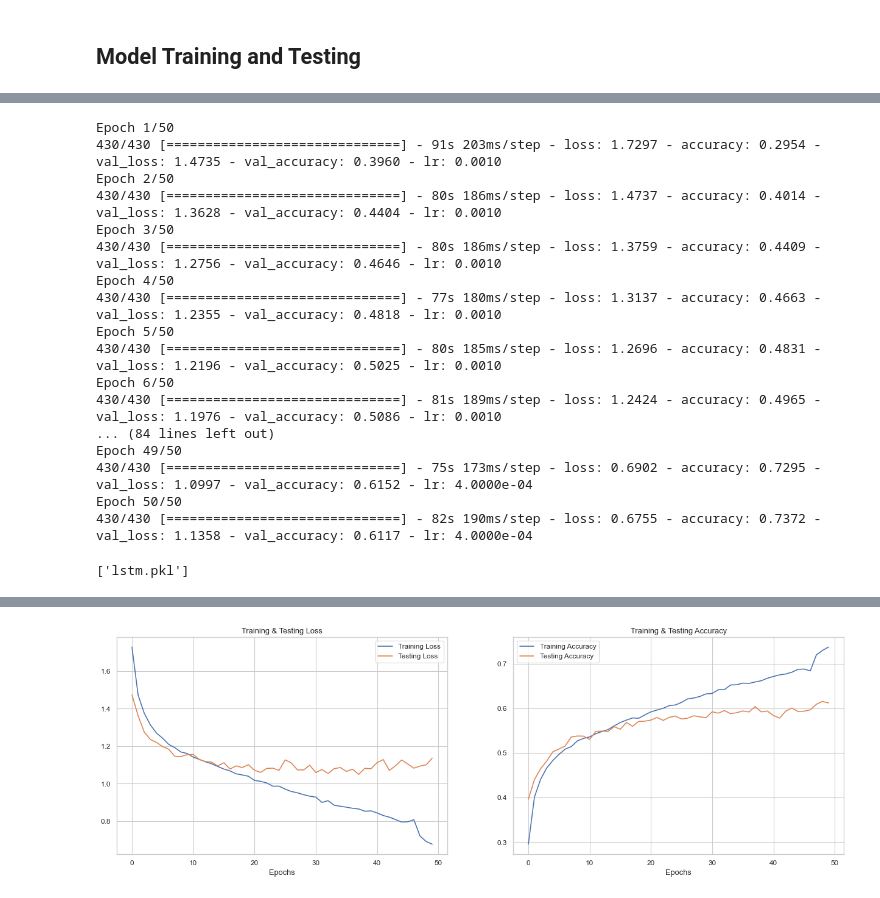
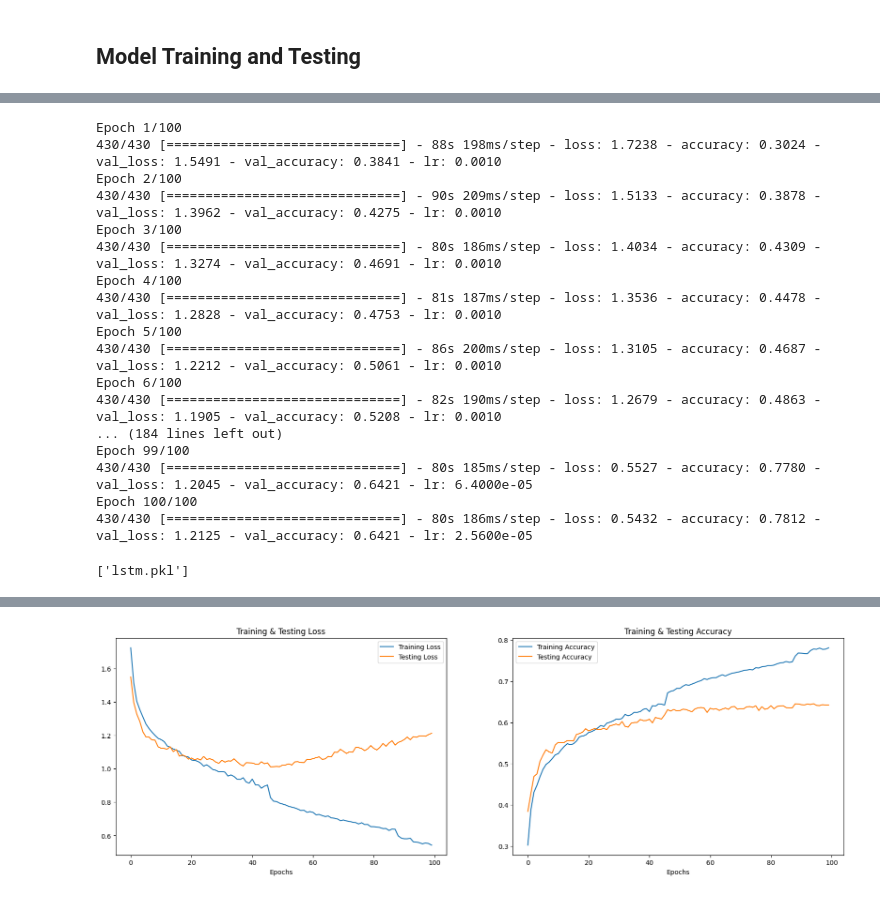
Before and after one commit to Jeswin-8802/SER-using-2D-CNN, a Jupyter notebook: model_development.ipynb, the cells around one changed output, grey strips where cells are left out. Cells and saved outputs as stored; diff of their text form; code cells hidden in the pictures.

```diff
--- a/model_development.ipynb
+++ b/model_development.ipynb
@@ -77,0 +125,13 @@ Features.head()
+# %%
+# Select the features that are to be removed by its index in the dataframe above
+# To be given as comma separated values
+to_remove = "0, 1, 3, 2"
+
+to_remove = sorted(
+    list(map(lambda x: int(x.strip()), to_remove.split(','))), reverse=True)
+
+for num in to_remove:
+    Features = Features.drop(
+        Features.iloc[:, column_tracker[num]:column_tracker[num + 1]], axis=1)
+
+Features.head()
@@ -87,5 +155,6 @@ Y = encoder.fit_transform(np.array(Y).reshape(-1,1)).toarray()
 # %%
 # splitting data
-x_train, x_test, y_train, y_test = train_test_split(X, Y, random_state=0, shuffle=True)
+x_train, x_test, y_train, y_test = train_test_split(
+    X, Y, random_state=0, shuffle=True)
 x_train.shape, y_train.shape, x_test.shape, y_test.shape
 # %% [output]
@@ -147,26 +221,30 @@ Trainable params: 557,288
 Non-trainable params: 0
 _________________________________________________________________
 # %%
-rlrp = ReduceLROnPlateau(monitor='loss', factor=0.4, verbose=0, patience=2, min_lr=0.0000001)
-history=model.fit(x_train, y_train, batch_size=64, epochs=50, validation_data=(x_test, y_test), callbacks=[rlrp])
+epochs = 100
+
+rlrp = ReduceLROnPlateau(monitor='loss', factor=0.4,
+                         verbose=0, patience=2, min_lr=0.0000001)
+history = model.fit(x_train, y_train, batch_size=64, epochs=epochs,
+                    validation_data=(x_test, y_test), callbacks=[rlrp])
 # %% [output]
-Epoch 1/50
-430/430 [==============================] - 91s 203ms/step - loss: 1.7297 - accuracy: 0.2954 - val_loss: 1.4735 - val_accuracy: 0.3960 - lr: 0.0010
-Epoch 2/50
-430/430 [==============================] - 80s 186ms/step - loss: 1.4737 - accuracy: 0.4014 - val_loss: 1.3628 - val_accuracy: 0.4404 - lr: 0.0010
-Epoch 3/50
-430/430 [==============================] - 80s 186ms/step - loss: 1.3759 - accuracy: 0.4409 - val_loss: 1.2756 - val_accuracy: 0.4646 - lr: 0.0010
-Epoch 4/50
-430/430 [==============================] - 77s 180ms/step - loss: 1.3137 - accuracy: 0.4663 - val_loss: 1.2355 - val_accuracy: 0.4818 - lr: 0.0010
-Epoch 5/50
-430/430 [==============================] - 80s 185ms/step - loss: 1.2696 - accuracy: 0.4831 - val_loss: 1.2196 - val_accuracy: 0.5025 - lr: 0.0010
-Epoch 6/50
-430/430 [==============================] - 81s 189ms/step - loss: 1.2424 - accuracy: 0.4965 - val_loss: 1.1976 - val_accuracy: 0.5086 - lr: 0.0010
-... (84 lines left out)
-Epoch 49/50
-430/430 [==============================] - 75s 173ms/step - loss: 0.6902 - accuracy: 0.7295 - val_loss: 1.0997 - val_accuracy: 0.6152 - lr: 4.0000e-04
-Epoch 50/50
-430/430 [==============================] - 82s 190ms/step - loss: 0.6755 - accuracy: 0.7372 - val_loss: 1.1358 - val_accuracy: 0.6117 - lr: 4.0000e-04
+Epoch 1/100
+430/430 [==============================] - 88s 198ms/step - loss: 1.7238 - accuracy: 0.3024 - val_loss: 1.5491 - val_accuracy: 0.3841 - lr: 0.0010
+Epoch 2/100
+430/430 [==============================] - 90s 209ms/step - loss: 1.5133 - accuracy: 0.3878 - val_loss: 1.3962 - val_accuracy: 0.4275 - lr: 0.0010
+Epoch 3/100
+430/430 [==============================] - 80s 186ms/step - loss: 1.4034 - accuracy: 0.4309 - val_loss: 1.3274 - val_accuracy: 0.4691 - lr: 0.0010
+Epoch 4/100
+430/430 [==============================] - 81s 187ms/step - loss: 1.3536 - accuracy: 0.4478 - val_loss: 1.2828 - val_accuracy: 0.4753 - lr: 0.0010
+Epoch 5/100
+430/430 [==============================] - 86s 200ms/step - loss: 1.3105 - accuracy: 0.4687 - val_loss: 1.2212 - val_accuracy: 0.5061 - lr: 0.0010
+Epoch 6/100
+430/430 [==============================] - 82s 190ms/step - loss: 1.2679 - accuracy: 0.4863 - val_loss: 1.1905 - val_accuracy: 0.5208 - lr: 0.0010
+... (184 lines left out)
+Epoch 99/100
+430/430 [==============================] - 80s 185ms/step - loss: 0.5527 - accuracy: 0.7780 - val_loss: 1.2045 - val_accuracy: 0.6421 - lr: 6.4000e-05
+Epoch 100/100
+430/430 [==============================] - 80s 186ms/step - loss: 0.5432 - accuracy: 0.7812 - val_loss: 1.2125 - val_accuracy: 0.6421 - lr: 2.5600e-05
 # %%
 import joblib
 model_filename = "lstm.pkl"
@@ -174,24 +252,25 @@ joblib.dump(history.history, model_filename)
 # %% [output]
 ['lstm.pkl']
 # %%
-print("Accuracy of our model on test data : " , model.evaluate(x_test,y_test)[1]*100 , "%")
+print("Accuracy of our model on test data : ",
+      model.evaluate(x_test, y_test)[1]*100, "%")
 
-epochs = [i for i in range(50)]
-fig , ax = plt.subplots(1,2)
+epochs = [i for i in range(epochs)]
+fig, ax = plt.subplots(1, 2)
 train_acc = history.history['accuracy']
 train_loss = history.history['loss']
 test_acc = history.history['val_accuracy']
 test_loss = history.history['val_loss']
 
-fig.set_size_inches(20,6)
-ax[0].plot(epochs , train_loss , label = 'Training Loss')
-ax[0].plot(epochs , test_loss , label = 'Testing Loss')
+fig.set_size_inches(20, 6)
+ax[0].plot(epochs, train_loss, label='Training Loss')
+ax[0].plot(epochs, test_loss, label='Testing Loss')
 ax[0].set_title('Training & Testing Loss')
 ax[0].legend()
 ax[0].set_xlabel("Epochs")
 
-ax[1].plot(epochs , train_acc , label = 'Training Accuracy')
-ax[1].plot(epochs , test_acc , label = 'Testing Accuracy')
+ax[1].plot(epochs, train_acc, label='Training Accuracy')
+ax[1].plot(epochs, test_acc, label='Testing Accuracy')
 ax[1].set_title('Training & Testing Accuracy')
 ax[1].legend()
 ax[1].set_xlabel("Epochs")
@@ -202,4 +281,4 @@ Accuracy of our model on test data :  61.173003911972046 %
-[figure, old version]
+[figure, new version]
 # %%
 # predicting on test data.
 pred_test = model.predict(x_test)
```
Also changed, not shown: parts of 18 cells of this notebook, 3 other files.
